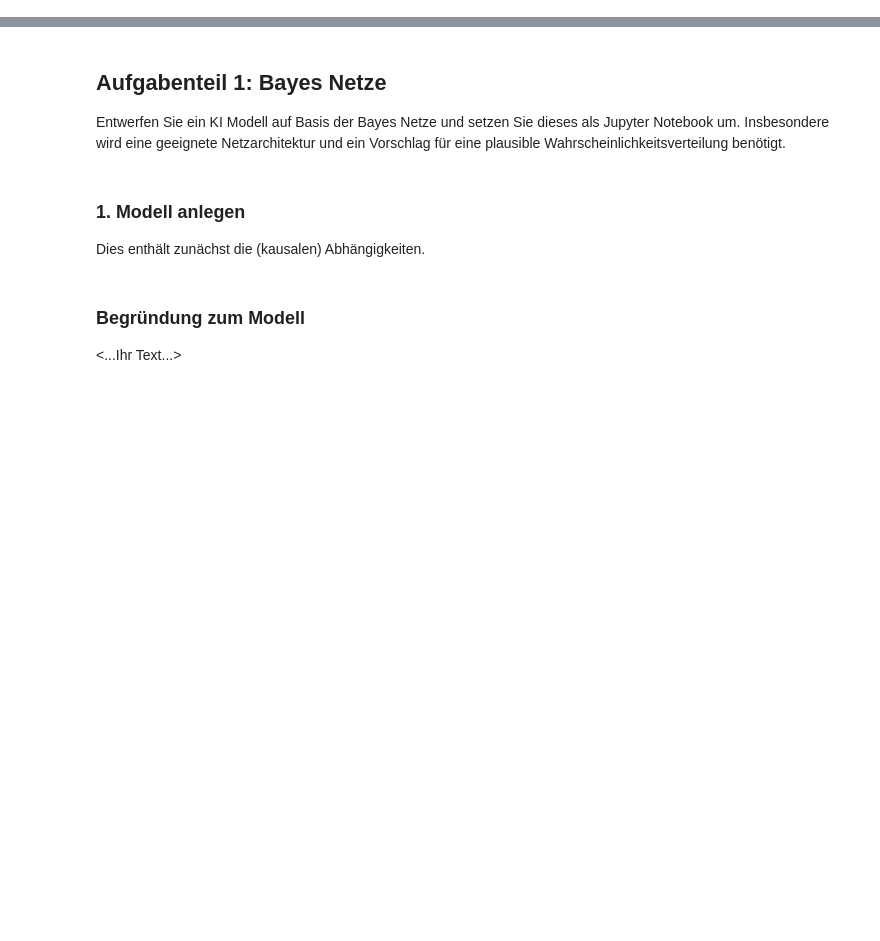
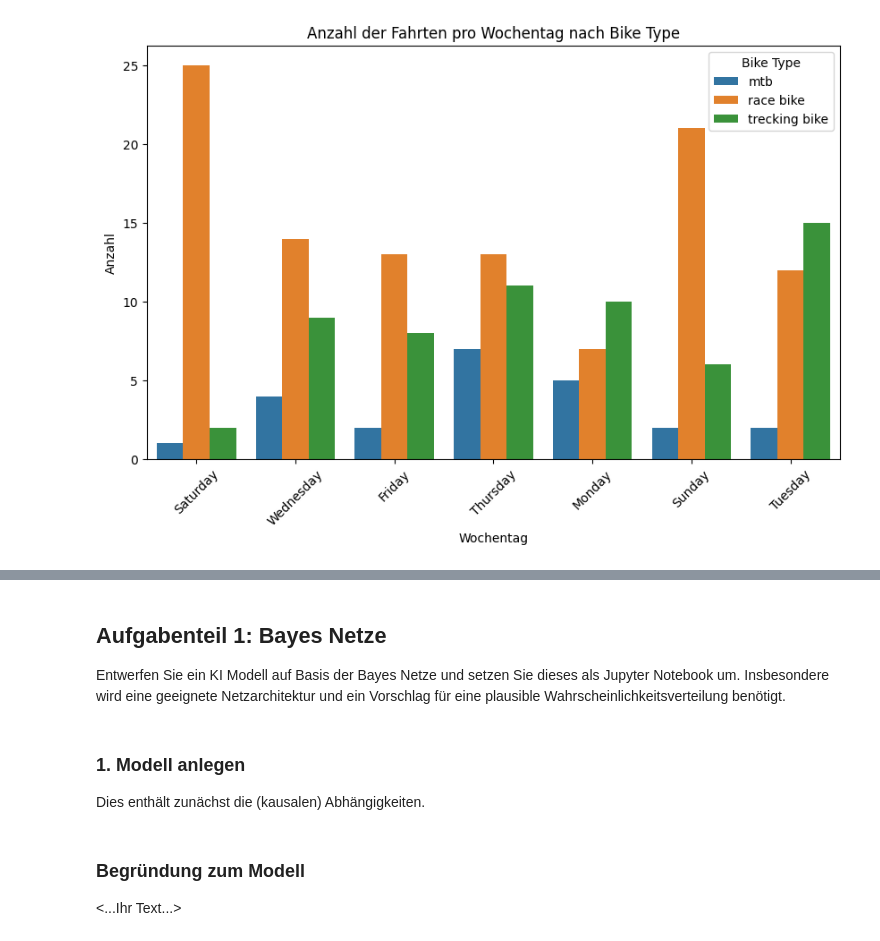
Before and after one commit to risky-dev-11/Laborarbeit---BAYES_CBR, a Jupyter notebook: Assignment_Bayes_CBR.ipynb, the cells around one changed output, grey strips where cells are left out. Cells and saved outputs as stored; diff of their text form; code cells hidden in the pictures; blank space fills up the shorter version.

```diff
--- a/Assignment_Bayes_CBR.ipynb
+++ b/Assignment_Bayes_CBR.ipynb
@@ -10,7 +10,10 @@
 import pandas as pd
 import matplotlib.pyplot as plt
 import seaborn as sns
+import warnings
+
+plt.set_loglevel("warning")
 
 # Einlesen der CSV-Datei
-file_path = './bikedata/sampled_data_<ihre_Nummer>.csv'   # Einsetzen!
+file_path = './bikedata/sampled_data_004.csv'
 data = pd.read_csv(file_path, sep=";", decimal=",")
@@ -17 +36,3 @@ data = pd.read_csv(file_path, sep=";", decimal=",")
+# %%
+data = data.dropna(subset=['Bike Type'])
 # %% [markdown]
@@ -73,0 +158,12 @@ plt.show()
+# %%
+# Balkendiagramm: Verteilung der Bike Types über die Wochentage
+plt.figure(figsize=(10, 6))
+sns.countplot(data=data, x='Weekday', hue='Bike Type')
+plt.title('Anzahl der Fahrten pro Wochentag nach Bike Type')
+plt.xlabel('Wochentag')
+plt.ylabel('Anzahl')
+plt.xticks(rotation=45)
+plt.legend(title='Bike Type')
+plt.show()
+# %% [output]
+[figure, added]
```
Also changed, not shown: parts of 20 cells of this notebook.
